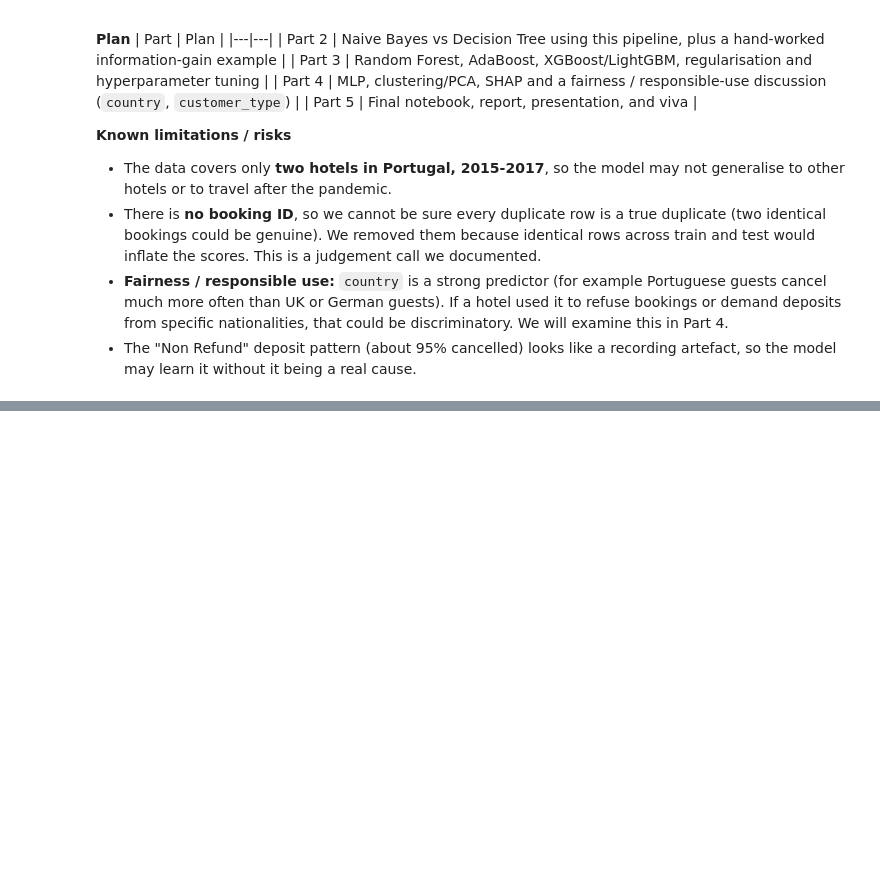
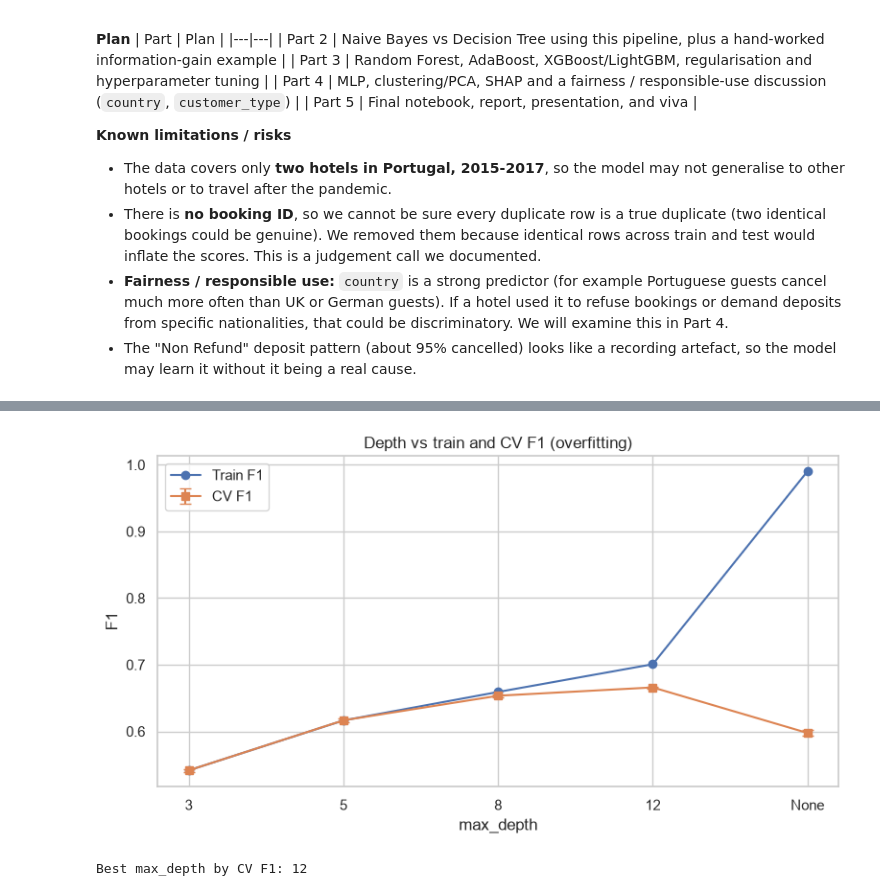
Before and after one commit to AbdullahDev-git/hotel-booking-cancellation-prediction, a Jupyter notebook: Notebook.ipynb, the cells around one changed output, grey strips where cells are left out. Cells and saved outputs as stored; diff of their text form; code cells hidden in the pictures; blank space fills up the shorter version.

```diff
--- a/Notebook.ipynb
+++ b/Notebook.ipynb
@@ -671,0 +862,6 @@ Test ROC-AUC: 0.864
+# %%
+# Count table for each split (this is the table to copy by hand)
+for f in ["long_lead", "has_request", "online_ta"]:
+    print(f"--- {f} ---")
+    print(pd.crosstab(sample[f], sample["cancelled"], margins=True,
+                      rownames=[f], colnames=["cancelled (0 = no, 1 = yes)"]), "\n")
@@ -671,0 +990,7 @@ Test ROC-AUC: 0.864
+# %%
+# Full-depth tree (baseline)
+tree_pipe = make_model_pipeline(DecisionTreeClassifier(class_weight="balanced", random_state=RANDOM_STATE))
+tree_pipe.fit(X_train, y_train)
+full_tree = tree_pipe.named_steps["model"]
+print("Full-depth tree | train accuracy: %.3f | leaves: %d | depth: %d"
+      % (tree_pipe.score(X_train, y_train), full_tree.get_n_leaves(), full_tree.get_depth()))
@@ -671,0 +999,14 @@ Test ROC-AUC: 0.864
+# %%
+# Depth tuning with 5-fold CV
+DEPTHS = [3, 5, 8, 12, None]
+rows = []
+for d in DEPTHS:
+    pipe = make_model_pipeline(DecisionTreeClassifier(max_depth=d, class_weight="balanced", random_state=RANDOM_STATE))
+    r = cross_validate(pipe, X_train, y_train, cv=make_cv(), scoring=["f1", "roc_auc"], return_train_score=True)
+    rows.append({"max_depth": "None" if d is None else d,
+                 "train F1": r["train_f1"].mean(),
+                 "CV F1": r["test_f1"].mean(),
+                 "CV F1 std": r["test_f1"].std(),
+                 "CV ROC-AUC": r["test_roc_auc"].mean()})
+depth_df = pd.DataFrame(rows)
+depth_df.round(3)
@@ -671,0 +1020,18 @@ Test ROC-AUC: 0.864
+# %%
+# Plot depth vs F1
+x = np.arange(len(DEPTHS))
+fig, ax = plt.subplots(figsize=(8, 4.5))
+ax.plot(x, depth_df["train F1"], "o-", label="Train F1")
+ax.errorbar(x, depth_df["CV F1"], yerr=depth_df["CV F1 std"], fmt="s-", capsize=4, label="CV F1")
+ax.set_xticks(x, depth_df["max_depth"].astype(str))
+ax.set_xlabel("max_depth"); ax.set_ylabel("F1")
+ax.set_title("Depth vs train and CV F1 (overfitting)")
+ax.legend(); plt.tight_layout(); plt.show()
+
+best_depth = DEPTHS[int(depth_df["CV F1"].values.argmax())]
+print("Best max_depth by CV F1:", best_depth)
+with open("tree_best_params.json", "w") as f:
+    json.dump({"max_depth": best_depth}, f)
+# %% [output]
+[figure, added]
+Best max_depth by CV F1: 12
```
Also changed, not shown: parts of 41 cells of this notebook, 5 other files.
